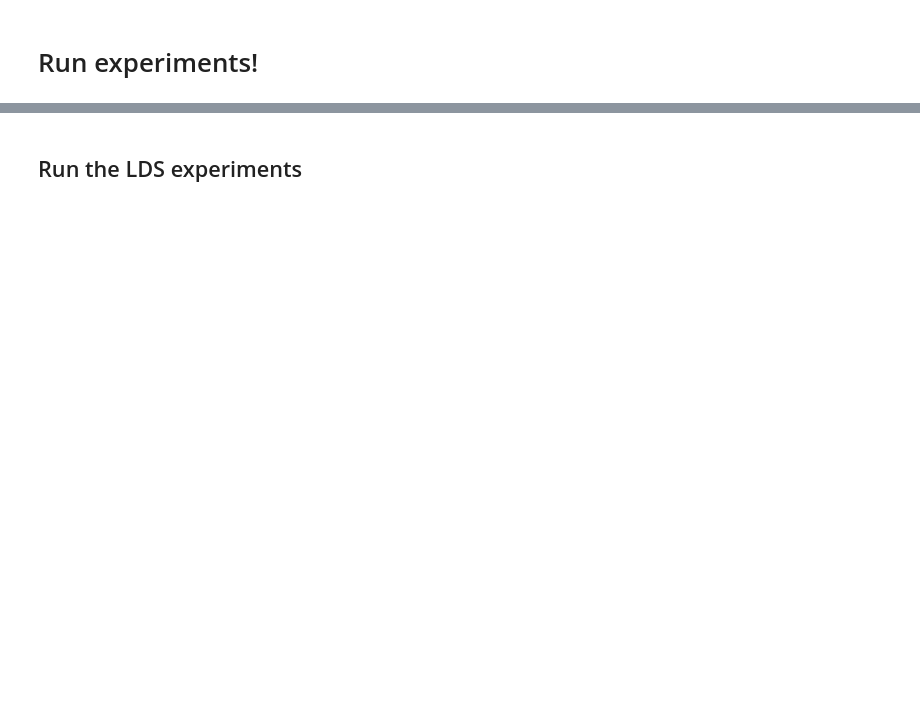
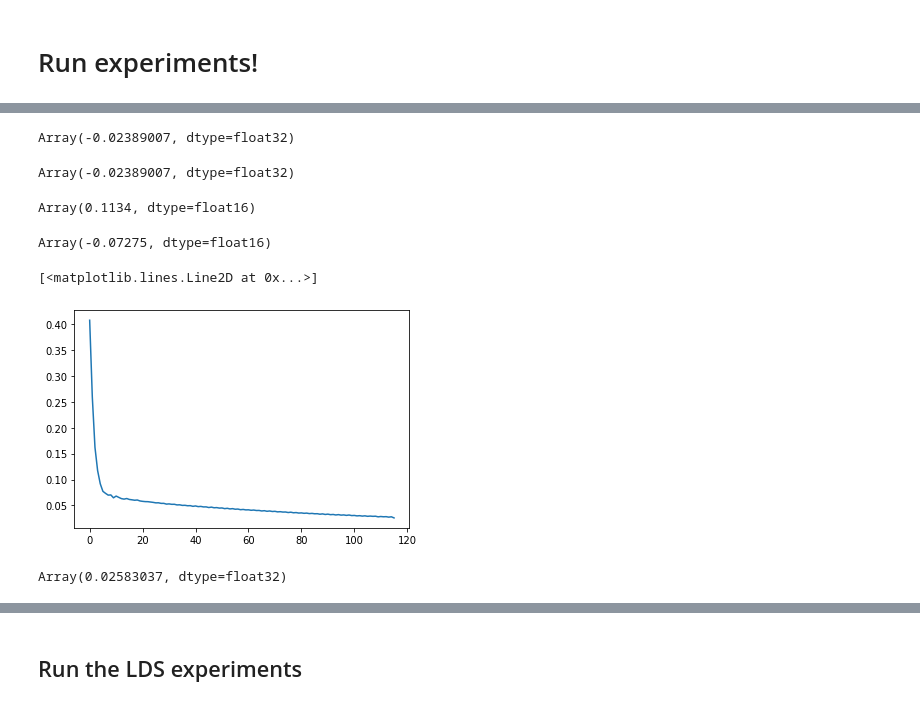
Before and after one commit to matthew9671/MattLab, a Jupyter notebook: Revisiting_SVAE_Refactor.ipynb, the cells around one changed output, grey strips where cells are left out. Saved outputs shown, nothing was run; the diff lists cells and outputs as text; code cells hidden in the pictures; blank space fills up the shorter version.

```diff
--- a/Revisiting_SVAE_Refactor.ipynb
+++ b/Revisiting_SVAE_Refactor.ipynb
@@ -533,7 +498,8 @@ class SVAE:
         else:
             return np.mean(posterior.log_prob(samples) - prior.log_prob(samples))
 
-    def elbo(self, key, data, model_params, sample_kl=False, **params):
+    def elbo(self, key, data, target, # Added the new target parameter
+             model_params, sample_kl=False, **params):
         rec_params = model_params["rec_params"]
         dec_params = model_params["dec_params"]
         prior_params = self.prior.get_constrained_params(model_params["prior_params"])
@@ -579,10 +545,9 @@ class SVAE:
         num_samples = params.get("obj_samples") or 1
         samples = self.posterior.sample(posterior_params, (num_samples,), key)
         # and compute average ll
-
         def likelihood_outputs(latent):
             likelihood_dist = self.decoder.apply(dec_params, latent)
-            return likelihood_dist.mean(), likelihood_dist.log_prob(data)
+            return likelihood_dist.mean(), likelihood_dist.log_prob(target)
 
         mean, ells = vmap(likelihood_outputs)(samples)
         # Take average over samples then sum the rest
@@ -608,8 +573,8 @@ class SVAE:
             "mask": mask
         }
 
-    def compute_objective(self, key, data, model_params, **params):
-        results = self.elbo(key, data, model_params, **params)
+    def compute_objective(self, key, data, target, model_params, **params):
+        results = self.elbo(key, data, target, model_params, **params)
         results["objective"] = results["elbo"]
         return results
 # %%
@@ -4666,0 +4797,33 @@ def expand_pendulum_parameters(params):
+# %%
+run_params = {
+    # Most important: inference method
+    "inference_method": "svae",
+    "use_parallel_kf": True,
+    # Relevant dimensions
+    "latent_dims": 16,
+    "seed": jr.PRNGKey(0),
+    "dataset_size": "medium", # "small", "medium", "large"
+    "constrain_prior": True,
+    "base_lr": 1e-2,
+    "prior_base_lr": 1e-2,
+    "prior_lr_warmup": True,
+    "lr_decay": False,
+    "group_tag": "NLB",
+    "sample_kl": True,
+    "log_to_wandb": True,
+    "max_iters": 2000,
+}
+# %%
+# @title Run the NLB experiments
+jax.config.update("jax_debug_nans", True)
+jax.config.update("jax_enable_x64", False)
+
+results = experiment_scheduler(run_params,
+                    #  run_variations=run_variations,
+                     dataset_getter=load_nlb,
+                     model_getter=init_model,
+                     train_func=start_trainer,
+                     params_expander=expand_nlb_parameters,
+                     on_error=on_error,
+                     continue_on_error=True)
+wandb.finish()
@@ -4666,0 +4919,29 @@ def expand_pendulum_parameters(params):
+# %%
+val_data = data_dict["val_data"]
+val_targets = data_dict["val_targets"]
+mean_rate = np.nanmean(val_targets, axis=(0,1), keepdims=True)
+val_L_baseline = tfd.Poisson(rate=mean_rate).log_prob(val_targets)
+np.sum(np.array(val_L_baseline, dtype=np.float32)) / val_data.size
+# %% [output]
+Array(-0.02389007, dtype=float32)
+# %%
+np.sum(np.array(val_L_baseline, dtype=np.float32)) / val_data.size
+# %% [output]
+Array(-0.02389007, dtype=float32)
+# %%
+(-0.0235 * val_data.size - np.sum(val_L_baseline)) / np.sum(val_targets) / np.log(2)
+# %% [output]
+Array(0.1134, dtype=float16)
+# %%
+np.mean(np.mean(val_L_baseline, axis=(0, 1)))
+# %% [output]
+Array(-0.07275, dtype=float16)
+# %%
+plt.plot(results[0][0][2][:116])
+# %% [output]
+[<matplotlib.lines.Line2D at 0x...>]
+[figure, added]
+# %%
+results[0][0][2][115]
+# %% [output]
+Array(0.02583037, dtype=float32)
```
Also changed, not shown: parts of 17 cells of this notebook.
